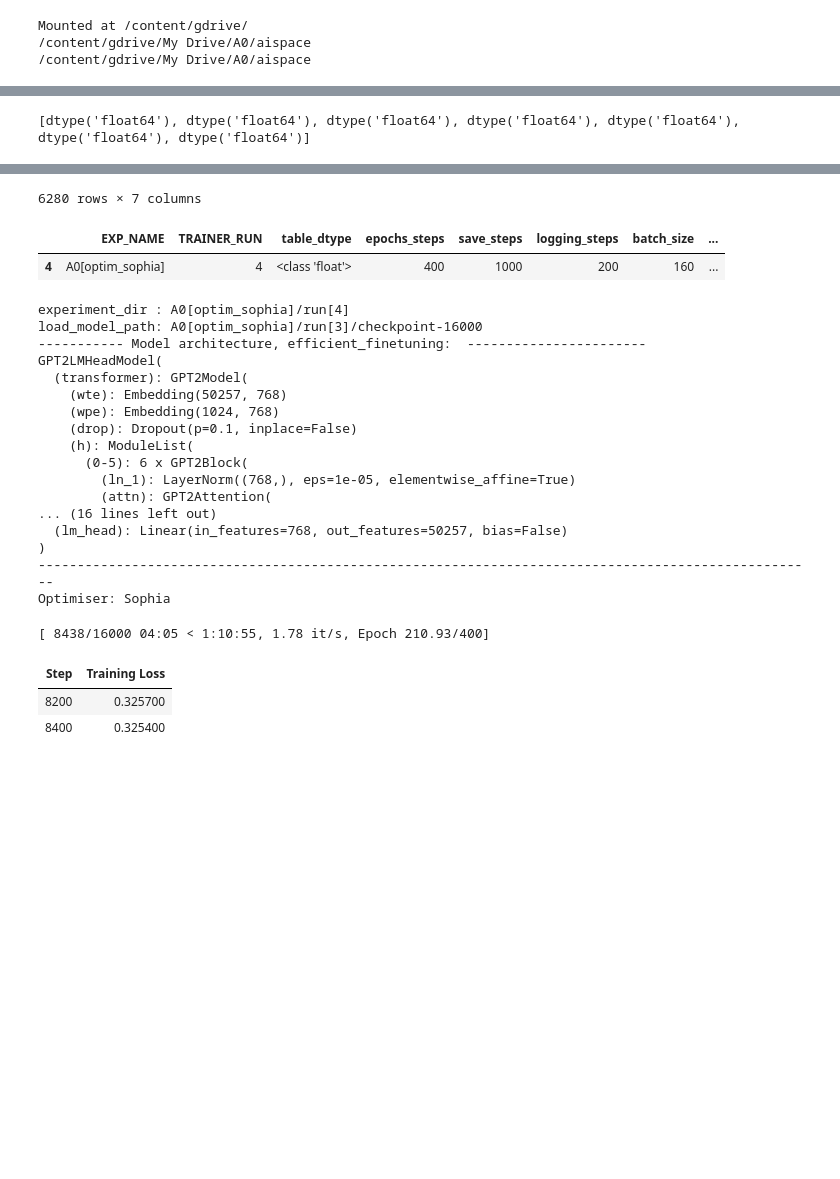
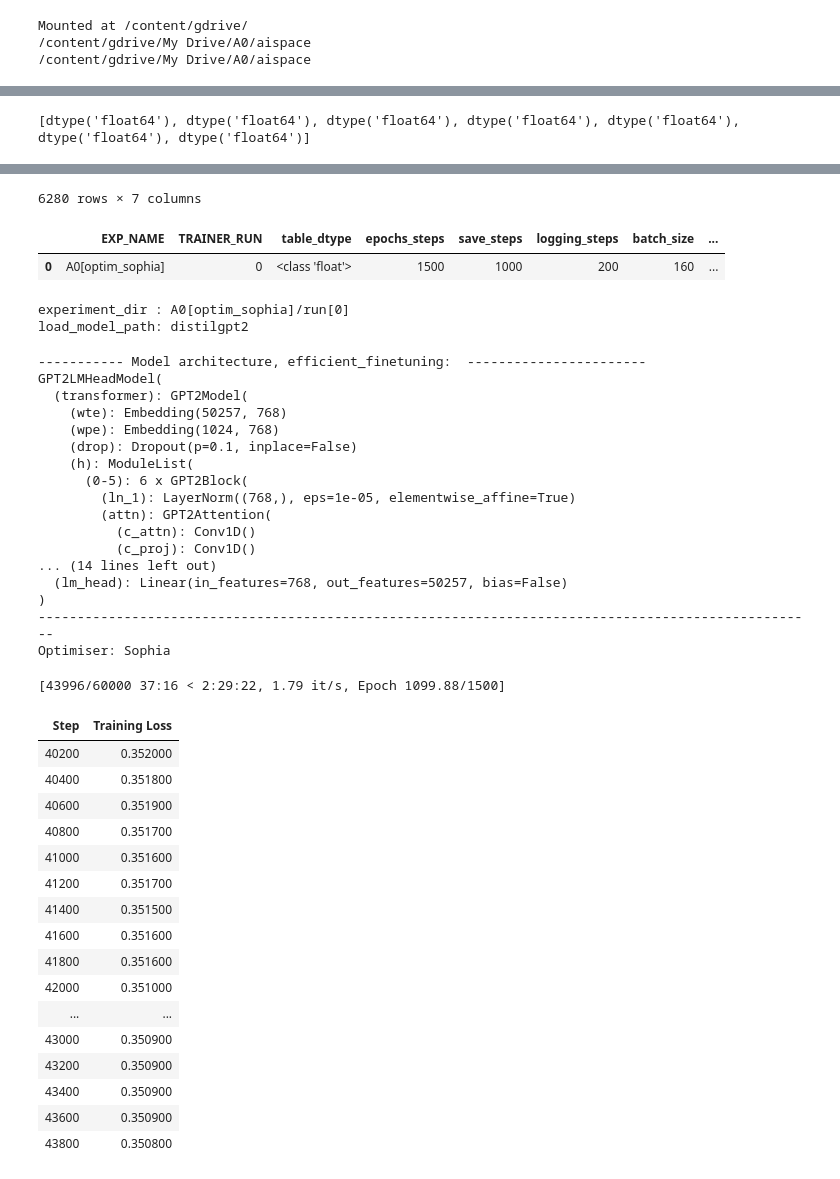
Before and after one commit to koyacolab/aispace, a Jupyter notebook: ai.ipynb, the cells around one changed output, grey strips where cells are left out. Cells and saved outputs as stored; diff of their text form; code cells hidden in the pictures; blank space fills up the shorter version.

```diff
--- a/ai.ipynb
+++ b/ai.ipynb
@@ -291,7 +291,7 @@ display(data)
 # #######################################
 
 #### FOR V-100 GPU USABILITY################################
-epochs_steps = 400   # 250 #50
+epochs_steps = 1500   # 250 #50
 save_steps = 1000   #250 #50 #9380  #2000   # FOR FIT THIS VALUE START TRAIN DATASET, EQUALS FOR STEPS IN FIRST START
 logging_steps = 200 # 250 #25 #9380  #1000
 #### batch_size = 250 for T4
@@ -320,7 +320,7 @@ EXP_NAME = f'A0[optim_{optimizer_fit}]'
 # learning_rate = 5e-5
 # lr_scheduler_type = 'constant' # constant_with_warmup
 
-step_checkpoint = 16000
+step_checkpoint = 40000
 ######### SET TRAINER_RUN ARGUMENTS ##########################
 learning_rate = 0.000025
 lr_scheduler_type = 'cosine_with_restarts'
@@ -334,7 +334,7 @@ lr_scheduler_type = 'constant'
 
 
 experiment_dir = ""
-TRAINER_RUN = 4
+TRAINER_RUN = 0
 
 if TRAINER_RUN == 0:
   load_model_path = 'distilgpt2'
@@ -379,6 +379,12 @@ if optimizer == 'adamw_torch_fused':
 print('experiment_dir :', experiment_dir)
 print('load_model_path:', load_model_path)
 
+# Get the current CPU time in seconds since the epoch
+current_time = int(time.time())
+# Use the current time as a seed for a random number generator
+random_seed_state = current_time  # You can use this random_state for various random processes
+
+
 # load_model_path = 'load_model/checkpoint-16000'
 model = GReaT(llm=load_model_path,
               batch_size=batch_size, epochs=epochs_steps, logging_steps=logging_steps, save_steps=save_steps,
@@ -392,59 +398,77 @@ model = GReaT(llm=load_model_path,
               learning_rate=learning_rate,
               lr_scheduler_type=lr_scheduler_type,
               warmup_ratio=0.05,
+              seed=current_time,
+              data_seed=current_time+int(time.time()),
               # optim=optimizer,
               fp16 = True,
               # torch_compile=True,   #### uncomment for Ampere
               # bf16=True,            #### uncomment for Ampere
               )
 
 print(f'----------- Model architecture, efficient_finetuning: {efficient_finetuning} -----------------------')
 print(model.model)
 print(f'----------------------------------------------------------------------------------------------------')
 # fn
 
-model.fit(data=data, optimizer=optimizer_fit, lr_fit=2e-5, resume_from_checkpoint=True)
+model.fit(data=data, optimizer=optimizer_fit, lr_fit=1e-4, resume_from_checkpoint=True)
 # model.fit(data=train_data, test_data=test_data)
 
 TRAINER_DICT.to_csv(f'{experiment_dir}.csv')
 # %% [output]
 [dtype('float64'), dtype('float64'), dtype('float64'), dtype('float64'), dtype('float64'), dtype('float64'), dtype('float64')]
 |  | B02 | B03 | B04 | B05 | X | Y | DOY |
 | 0 | 563.0 | 958.0 | 800.0 | 4784.0 | 1558.0 | 975.0 | 203.0 |
 | 1 | 253.0 | 740.0 | 537.0 | 4750.0 | 1559.0 | 975.0 | 203.0 |
 | 2 | 237.0 | 706.0 | 501.0 | 4715.0 | 1560.0 | 975.0 | 203.0 |
 | 3 | 264.0 | 729.0 | 532.0 | 4745.0 | 1561.0 | 975.0 | 203.0 |
 | 4 | 268.0 | 735.0 | 528.0 | 4834.0 | 1562.0 | 975.0 | 203.0 |
 | ... | ... | ... | ... | ... | ... | ... | ... |
 | 6275 | 338.0 | 591.0 | 576.0 | 1950.0 | 1595.0 | 1024.0 | 219.0 |
 | 6276 | 350.0 | 606.0 | 577.0 | 2002.0 | 1596.0 | 1024.0 | 219.0 |
 | 6277 | 345.0 | 597.0 | 566.0 | 2000.0 | 1597.0 | 1024.0 | 219.0 |
 | 6278 | 348.0 | 596.0 | 573.0 | 2025.0 | 1598.0 | 1024.0 | 219.0 |
 | 6279 | 348.0 | 612.0 | 582.0 | 2099.0 | 1599.0 | 1024.0 | 219.0 |
 6280 rows × 7 columns
 |  | EXP_NAME | TRAINER_RUN | table_dtype | epochs_steps | save_steps | logging_steps | batch_size | ... |
-| 4 | A0[optim_sophia] | 4 | <class 'float'> | 400 | 1000 | 200 | 160 | ... |
+| 0 | A0[optim_sophia] | 0 | <class 'float'> | 1500 | 1000 | 200 | 160 | ... |
-experiment_dir : A0[optim_sophia]/run[4]
-load_model_path: A0[optim_sophia]/run[3]/checkpoint-16000
------------ Model architecture, efficient_finetuning:  -----------------------
-GPT2LMHeadModel(
-  (transformer): GPT2Model(
-    (wte): Embedding(50257, 768)
-    (wpe): Embedding(1024, 768)
-    (drop): Dropout(p=0.1, inplace=False)
-    (h): ModuleList(
-      (0-5): 6 x GPT2Block(
-        (ln_1): LayerNorm((768,), eps=1e-05, elementwise_affine=True)
-        (attn): GPT2Attention(
-... (16 lines left out)
-  (lm_head): Linear(in_features=768, out_features=50257, bias=False)
-)
-----------------------------------------------------------------------------------------------------
-Optimiser: Sophia
+experiment_dir : A0[optim_sophia]/run[0]
+load_model_path: distilgpt2
-[ 8438/16000 04:05 < 1:10:55, 1.78 it/s, Epoch 210.93/400]
+----------- Model architecture, efficient_finetuning:  -----------------------
+GPT2LMHeadModel(
+  (transformer): GPT2Model(
+    (wte): Embedding(50257, 768)
+    (wpe): Embedding(1024, 768)
+    (drop): Dropout(p=0.1, inplace=False)
+    (h): ModuleList(
+      (0-5): 6 x GPT2Block(
+        (ln_1): LayerNorm((768,), eps=1e-05, elementwise_affine=True)
+        (attn): GPT2Attention(
+          (c_attn): Conv1D()
+          (c_proj): Conv1D()
+... (14 lines left out)
+  (lm_head): Linear(in_features=768, out_features=50257, bias=False)
+)
+----------------------------------------------------------------------------------------------------
+Optimiser: Sophia
+[43996/60000 37:16 < 2:29:22, 1.79 it/s, Epoch 1099.88/1500]
 | Step | Training Loss |
-| 8200 | 0.325700 |
-| 8400 | 0.325400 |
+| 40200 | 0.352000 |
+| 40400 | 0.351800 |
+| 40600 | 0.351900 |
+| 40800 | 0.351700 |
+| 41000 | 0.351600 |
+| 41200 | 0.351700 |
+| 41400 | 0.351500 |
+| 41600 | 0.351600 |
+| 41800 | 0.351600 |
+| 42000 | 0.351000 |
+| ... | ... |
+| 43000 | 0.350900 |
+| 43200 | 0.350900 |
+| 43400 | 0.350900 |
+| 43600 | 0.350900 |
+| 43800 | 0.350800 |
 # %%
 from google.colab import runtime
 runtime.unassign()
```
Also changed, not shown: parts of 2 cells of this notebook, 2 other files.
